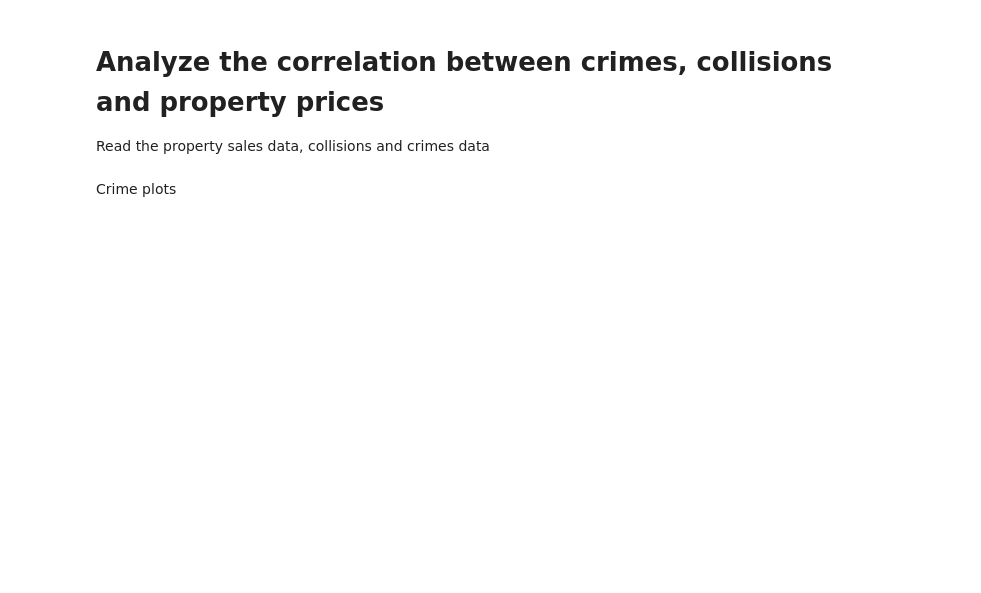
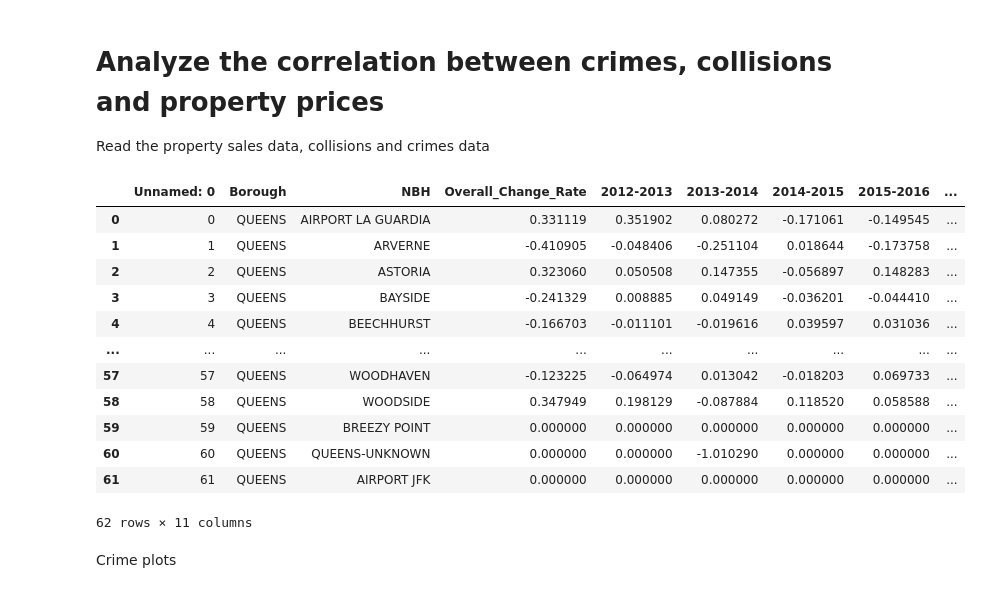
Before and after one commit to Dh0le/2022Spring_Finals, a Jupyter notebook: IS597 Final Project.ipynb, the cells around one changed output. Drawn from its saved outputs; the diff is of its cells as text; code cells hidden in the pictures; blank space fills up the shorter version.

```diff
--- a/IS597 Final Project.ipynb
+++ b/IS597 Final Project.ipynb
@@ -768,6 +784,22 @@ BronxChangeRate = pd.read_csv('data/BronxChangeRate.csv').fillna(0)
 ManhattanChangeRate = pd.read_csv('data/ManhattanChangeRate.csv').fillna(0)
 BrooklynChangeRate = pd.read_csv('data/BrooklynChangeRate.csv').fillna(0)
 StatenChangeRate = pd.read_csv('data/StatenChangeRate.csv').fillna(0)
+# %%
+QueensChangeRate
+# %% [output]
+|  | Unnamed: 0 | Borough | NBH | Overall_Change_Rate | 2012-2013 | 2013-2014 | 2014-2015 | 2015-2016 | ... |
+| 0 | 0 | QUEENS | AIRPORT LA GUARDIA | 0.331119 | 0.351902 | 0.080272 | -0.171061 | -0.149545 | ... |
+| 1 | 1 | QUEENS | ARVERNE | -0.410905 | -0.048406 | -0.251104 | 0.018644 | -0.173758 | ... |
+| 2 | 2 | QUEENS | ASTORIA | 0.323060 | 0.050508 | 0.147355 | -0.056897 | 0.148283 | ... |
+| 3 | 3 | QUEENS | BAYSIDE | -0.241329 | 0.008885 | 0.049149 | -0.036201 | -0.044410 | ... |
+| 4 | 4 | QUEENS | BEECHHURST | -0.166703 | -0.011101 | -0.019616 | 0.039597 | 0.031036 | ... |
+| ... | ... | ... | ... | ... | ... | ... | ... | ... | ... |
+| 57 | 57 | QUEENS | WOODHAVEN | -0.123225 | -0.064974 | 0.013042 | -0.018203 | 0.069733 | ... |
+| 58 | 58 | QUEENS | WOODSIDE | 0.347949 | 0.198129 | -0.087884 | 0.118520 | 0.058588 | ... |
+| 59 | 59 | QUEENS | BREEZY POINT | 0.000000 | 0.000000 | 0.000000 | 0.000000 | 0.000000 | ... |
+| 60 | 60 | QUEENS | QUEENS-UNKNOWN | 0.000000 | 0.000000 | -1.010290 | 0.000000 | 0.000000 | ... |
+| 61 | 61 | QUEENS | AIRPORT JFK | 0.000000 | 0.000000 | 0.000000 | 0.000000 | 0.000000 | ... |
+62 rows × 11 columns
 # %% [markdown]
 Crime plots
 # %%
```
Also changed, not shown: parts of 26 cells of this notebook, 1 other file.
